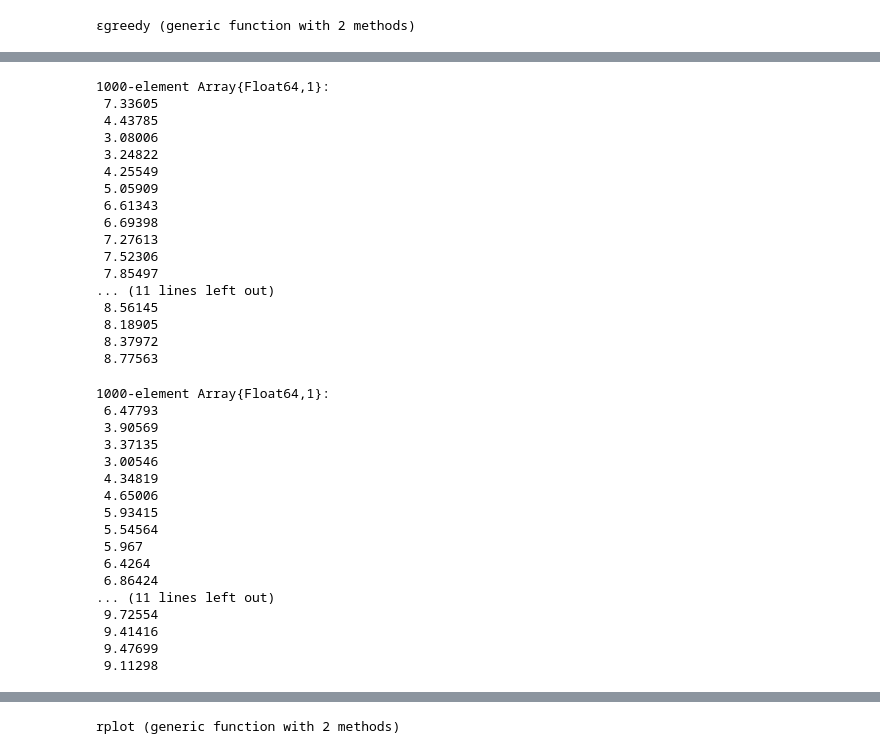
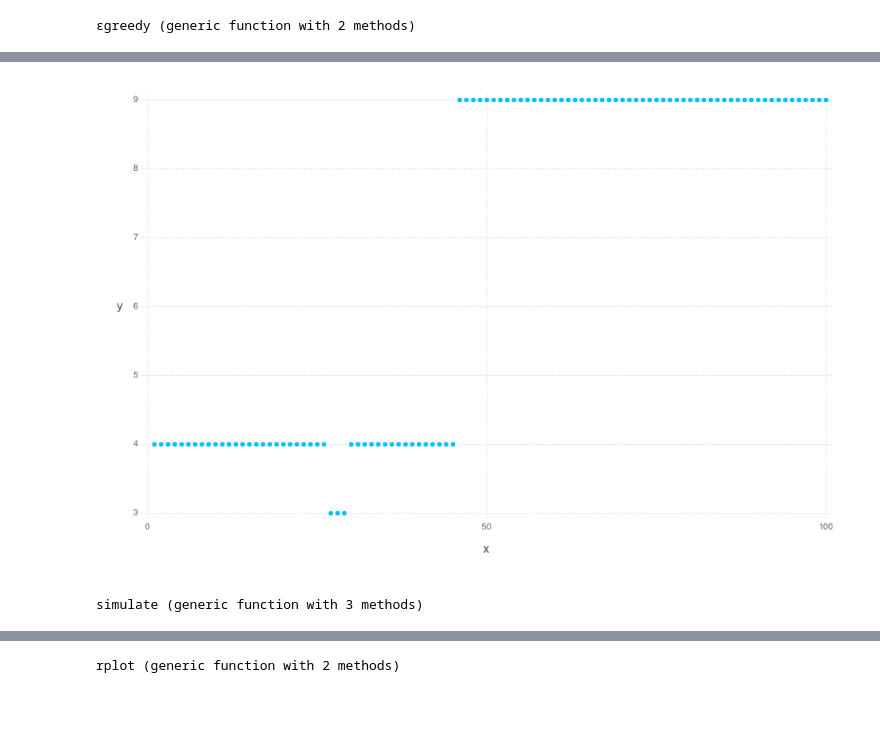
Before and after one commit to cirocavani/Singularity, a Jupyter notebook: RL/Multi-Armed Bandits.ipynb, the cells around one changed output, grey strips where cells are left out. Drawn from its saved outputs; the diff is of its cells as text; code cells hidden in the pictures; blank space fills up the shorter version.

```diff
--- a/RL/Multi-Armed Bandits.ipynb
+++ b/RL/Multi-Armed Bandits.ipynb
@@ -119,54 +138,17 @@ hist(A_ϵgreedy001, 0:k)[2]
+# %%
+aplot(100, A_ϵgreedy001)
+# %% [output]
+[figure, added]
 # %%
-R_greedy_avg = zeros(Float64, 1000)
+function simulate(ϵ, T = 1000, N = 2000)
+    avg = zeros(Float64, T)
 
-for n=1:2000
-    _, R = ϵgreedy(0)
-    R_greedy_avg += R
+    for n=1:N
+        _, R = ϵgreedy(0)
+        avg += (R - avg) / n
+    end
+
+    avg
 end
-
-R_greedy_avg /= 2000
 # %% [output]
-1000-element Array{Float64,1}:
- 7.33605
- 4.43785
- 3.08006
- 3.24822
- 4.25549
- 5.05909
- 6.61343
- 6.69398
- 7.27613
- 7.52306
- 7.85497
-... (11 lines left out)
- 8.56145
- 8.18905
- 8.37972
- 8.77563
+simulate (generic function with 3 methods)
-# %%
-R_ϵgreedy_avg = zeros(Float64, 1000)
-
-for n=1:2000
-    _, R = ϵgreedy(0.1)
-    R_ϵgreedy_avg += R
-end
-
-R_ϵgreedy_avg /= 2000
-# %% [output]
-1000-element Array{Float64,1}:
- 6.47793
- 3.90569
- 3.37135
- 3.00546
- 4.34819
- 4.65006
- 5.93415
- 5.54564
- 5.967
- 6.4264
- 6.86424
-... (11 lines left out)
- 9.72554
- 9.41416
- 9.47699
- 9.11298
```
Also changed, not shown: parts of 19 cells of this notebook.
